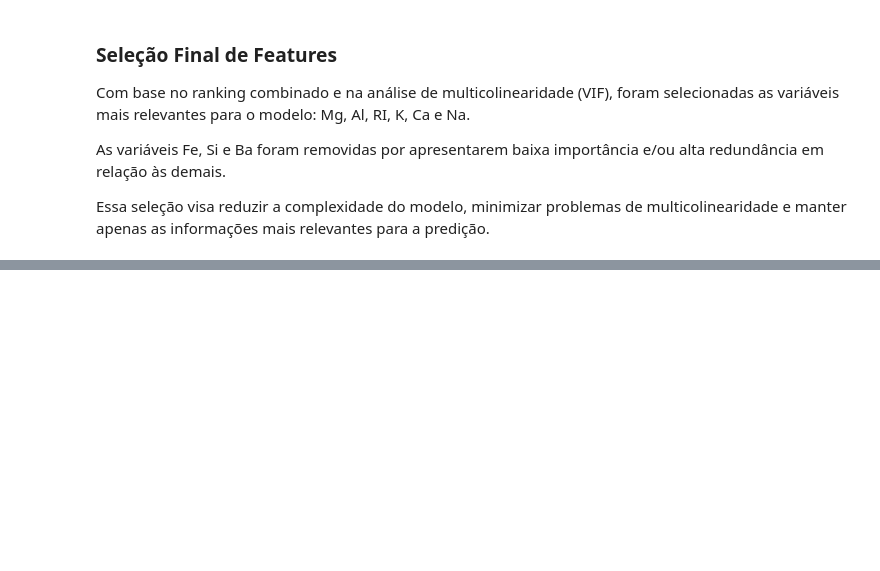
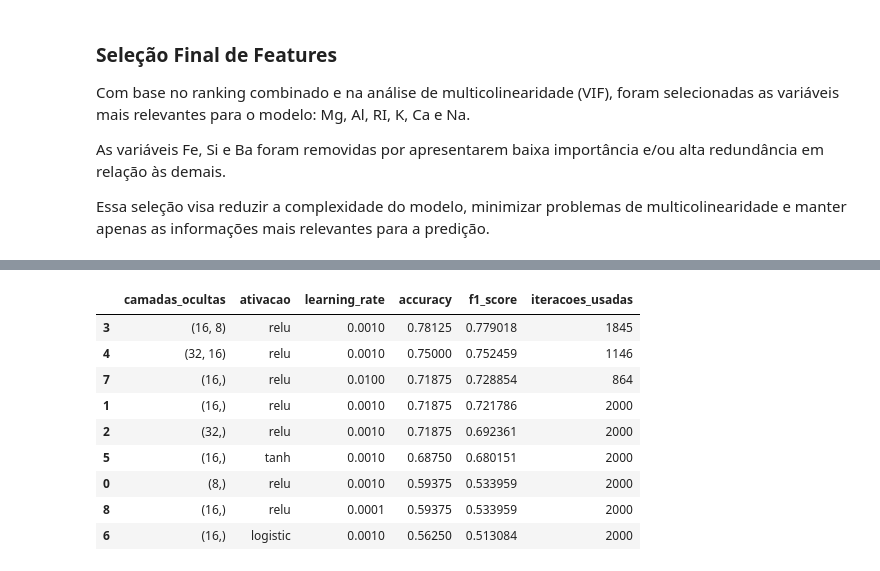
Before and after one commit to GabrielUchoa17/glass-ml-project, a Jupyter notebook: notebook.ipynb, the cells around one changed output, grey strips where cells are left out. Drawn from its saved outputs; the diff is of its cells as text; code cells hidden in the pictures; blank space fills up the shorter version.

```diff
--- a/notebook.ipynb
+++ b/notebook.ipynb
@@ -461,0 +530,68 @@ Essa seleção visa reduzir a complexidade do modelo, minimizar problemas de mul
+# %%
+# ============================================
+# Comparação empírica de hiperparâmetros da MLP
+# ============================================
+
+from sklearn.neural_network import MLPClassifier
+from sklearn.metrics import accuracy_score, f1_score
+import pandas as pd
+
+configuracoes = [
+    # 1 camada oculta
+    {"hidden_layer_sizes": (8,), "activation": "relu", "learning_rate_init": 0.001},
+    {"hidden_layer_sizes": (16,), "activation": "relu", "learning_rate_init": 0.001},
+    {"hidden_layer_sizes": (32,), "activation": "relu", "learning_rate_init": 0.001},
+
+    # 2 camadas ocultas
+    {"hidden_layer_sizes": (16, 8), "activation": "relu", "learning_rate_init": 0.001},
+    {"hidden_layer_sizes": (32, 16), "activation": "relu", "learning_rate_init": 0.001},
+
+    # comparar funções de ativação
+    {"hidden_layer_sizes": (16,), "activation": "tanh", "learning_rate_init": 0.001},
+    {"hidden_layer_sizes": (16,), "activation": "logistic", "learning_rate_init": 0.001},
+
+    # comparar learning rate
+    {"hidden_layer_sizes": (16,), "activation": "relu", "learning_rate_init": 0.01},
+    {"hidden_layer_sizes": (16,), "activation": "relu", "learning_rate_init": 0.0001},
+]
+
+resultados = []
+
+for config in configuracoes:
+    mlp = MLPClassifier(
+        hidden_layer_sizes=config["hidden_layer_sizes"],
+        activation=config["activation"],
+        learning_rate_init=config["learning_rate_init"],
+        max_iter=2000,          # aumentamos para dar mais chance de convergir
+        random_state=42
+    )
+
+    mlp.fit(X_train, y_train)
+
+    y_pred = mlp.predict(X_test)
+
+    acc = accuracy_score(y_test, y_pred)
+    f1 = f1_score(y_test, y_pred, average="weighted")
+
+    resultados.append({
+        "camadas_ocultas": config["hidden_layer_sizes"],
+        "ativacao": config["activation"],
+        "learning_rate": config["learning_rate_init"],
+        "accuracy": acc,
+        "f1_score": f1,
+        "iteracoes_usadas": mlp.n_iter_
+    })
+
+resultados_df = pd.DataFrame(resultados)
+resultados_df.sort_values("f1_score", ascending=False)
+# %% [output]
+|  | camadas_ocultas | ativacao | learning_rate | accuracy | f1_score | iteracoes_usadas |
+| 3 | (16, 8) | relu | 0.0010 | 0.78125 | 0.779018 | 1845 |
+| 4 | (32, 16) | relu | 0.0010 | 0.75000 | 0.752459 | 1146 |
+| 7 | (16,) | relu | 0.0100 | 0.71875 | 0.728854 | 864 |
+| 1 | (16,) | relu | 0.0010 | 0.71875 | 0.721786 | 2000 |
+| 2 | (32,) | relu | 0.0010 | 0.71875 | 0.692361 | 2000 |
+| 5 | (16,) | tanh | 0.0010 | 0.68750 | 0.680151 | 2000 |
+| 0 | (8,) | relu | 0.0010 | 0.59375 | 0.533959 | 2000 |
+| 8 | (16,) | relu | 0.0001 | 0.59375 | 0.533959 | 2000 |
+| 6 | (16,) | logistic | 0.0010 | 0.56250 | 0.513084 | 2000 |
```
Also changed, not shown: parts of 6 cells of this notebook.
